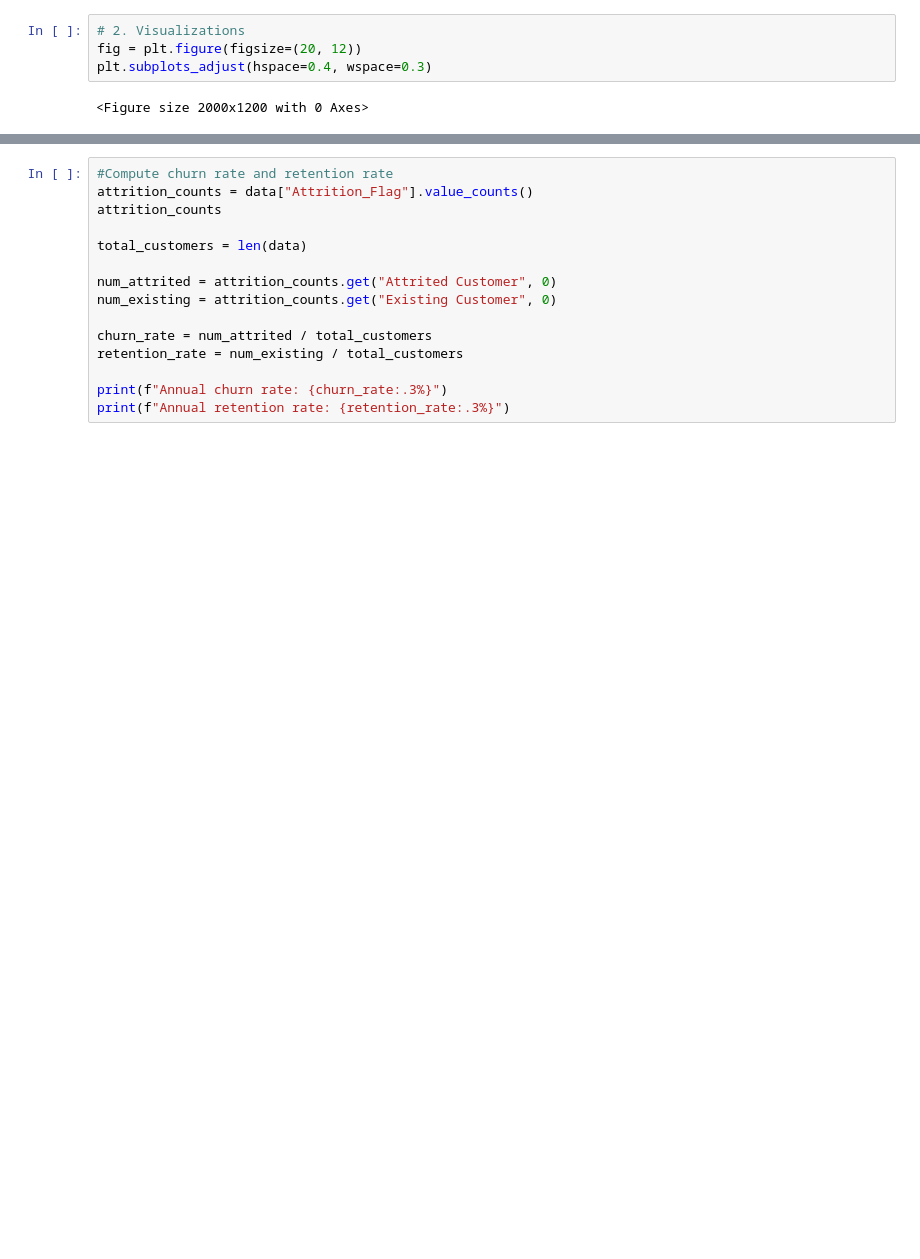
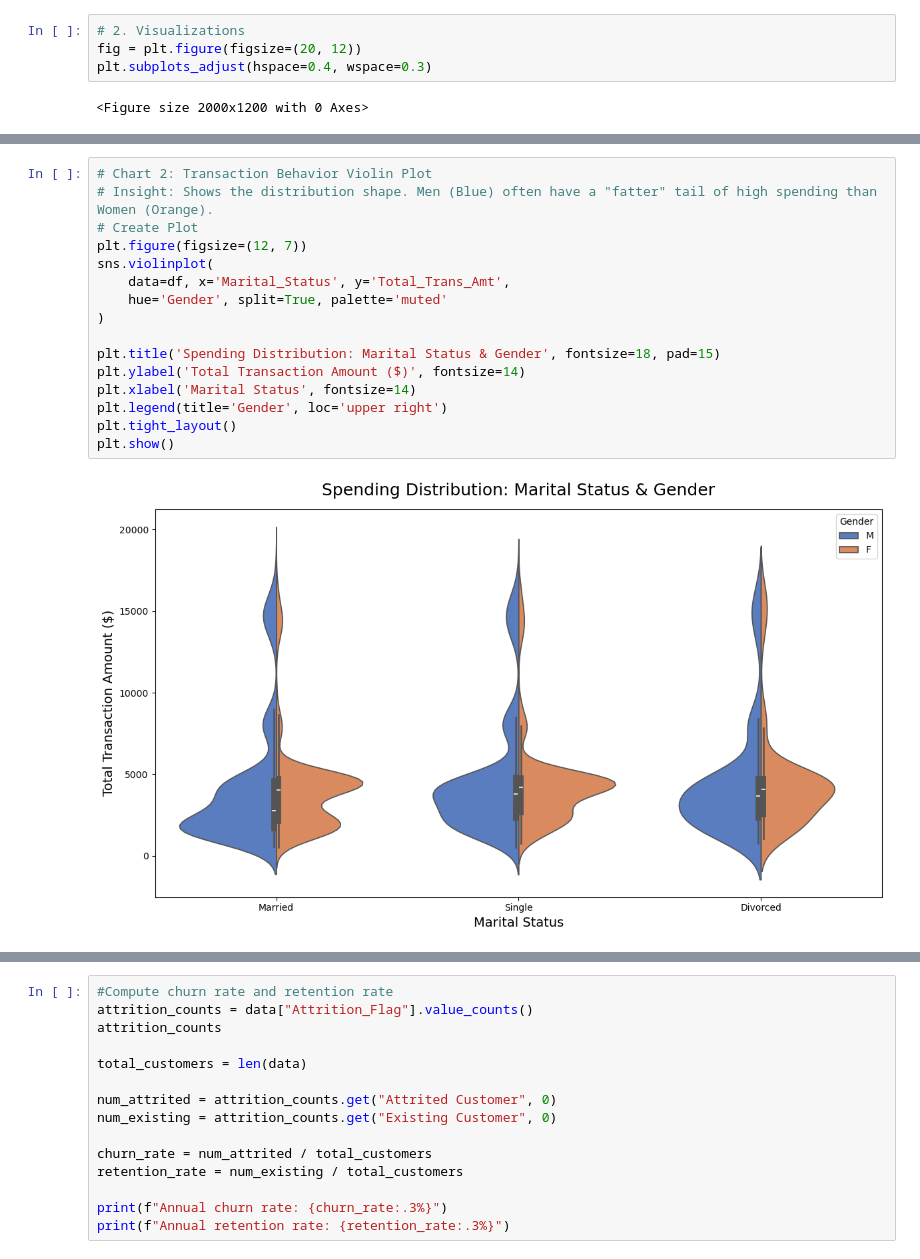
Before and after one commit to rzrizaldy/cmu-credit-card-clustering, a Jupyter notebook: applied_ml__creditcard_group10.ipynb, the cells around one changed output, grey strips where cells are left out. Drawn from its saved outputs; the diff is of its cells as text; blank space fills up the shorter version.

```diff
--- a/applied_ml__creditcard_group10.ipynb
+++ b/applied_ml__creditcard_group10.ipynb
@@ -469,0 +482,18 @@ Text(0.5, 1.0, 'Attrition Risk Heatmap: Marital Status vs Dependents')
+# %%
+# Chart 2: Transaction Behavior Violin Plot
+# Insight: Shows the distribution shape. Men (Blue) often have a "fatter" tail of high spending than Women (Orange).
+# Create Plot
+plt.figure(figsize=(12, 7))
+sns.violinplot(
+    data=df, x='Marital_Status', y='Total_Trans_Amt',
+    hue='Gender', split=True, palette='muted'
+)
+
+plt.title('Spending Distribution: Marital Status & Gender', fontsize=18, pad=15)
+plt.ylabel('Total Transaction Amount ($)', fontsize=14)
+plt.xlabel('Marital Status', fontsize=14)
+plt.legend(title='Gender', loc='upper right')
+plt.tight_layout()
+plt.show()
+# %% [output]
+[figure, added]
```
Also changed, not shown: parts of 16 cells of this notebook.
